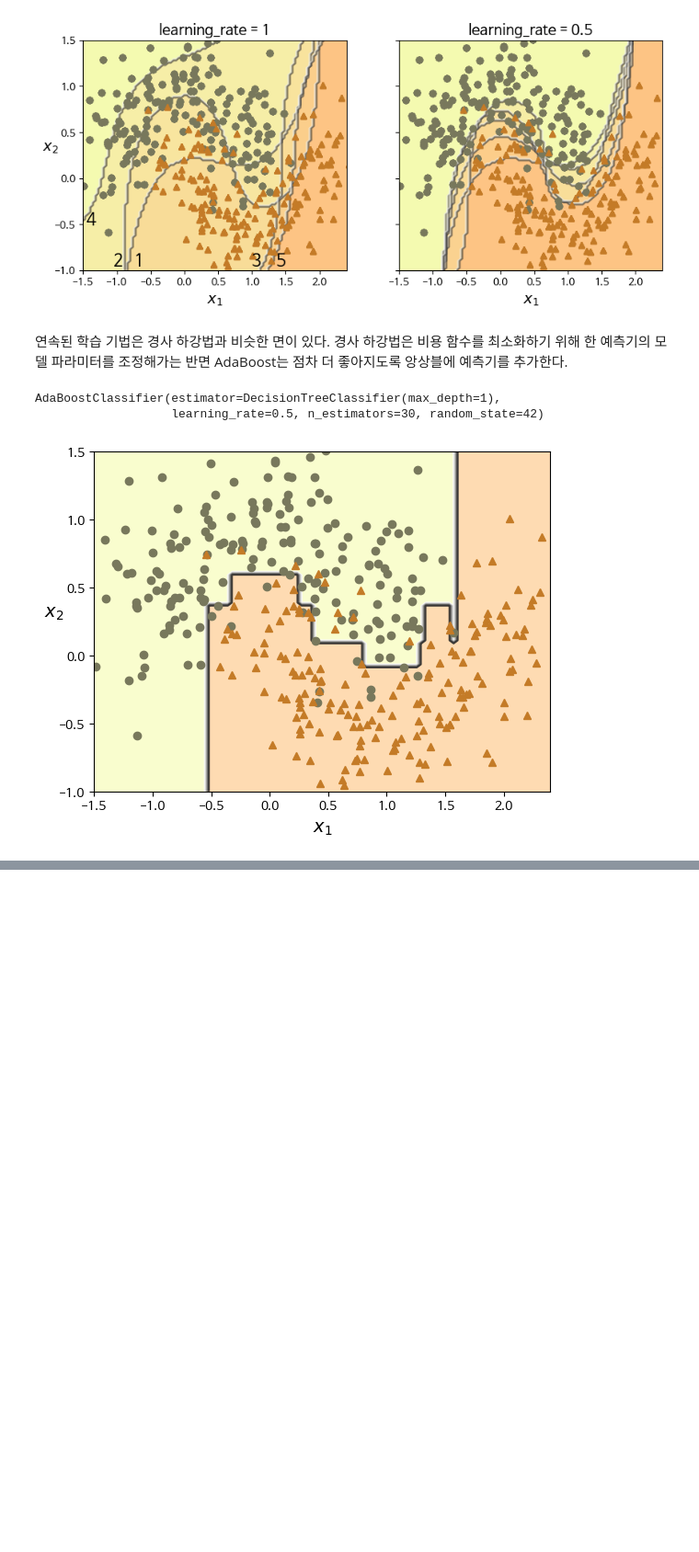
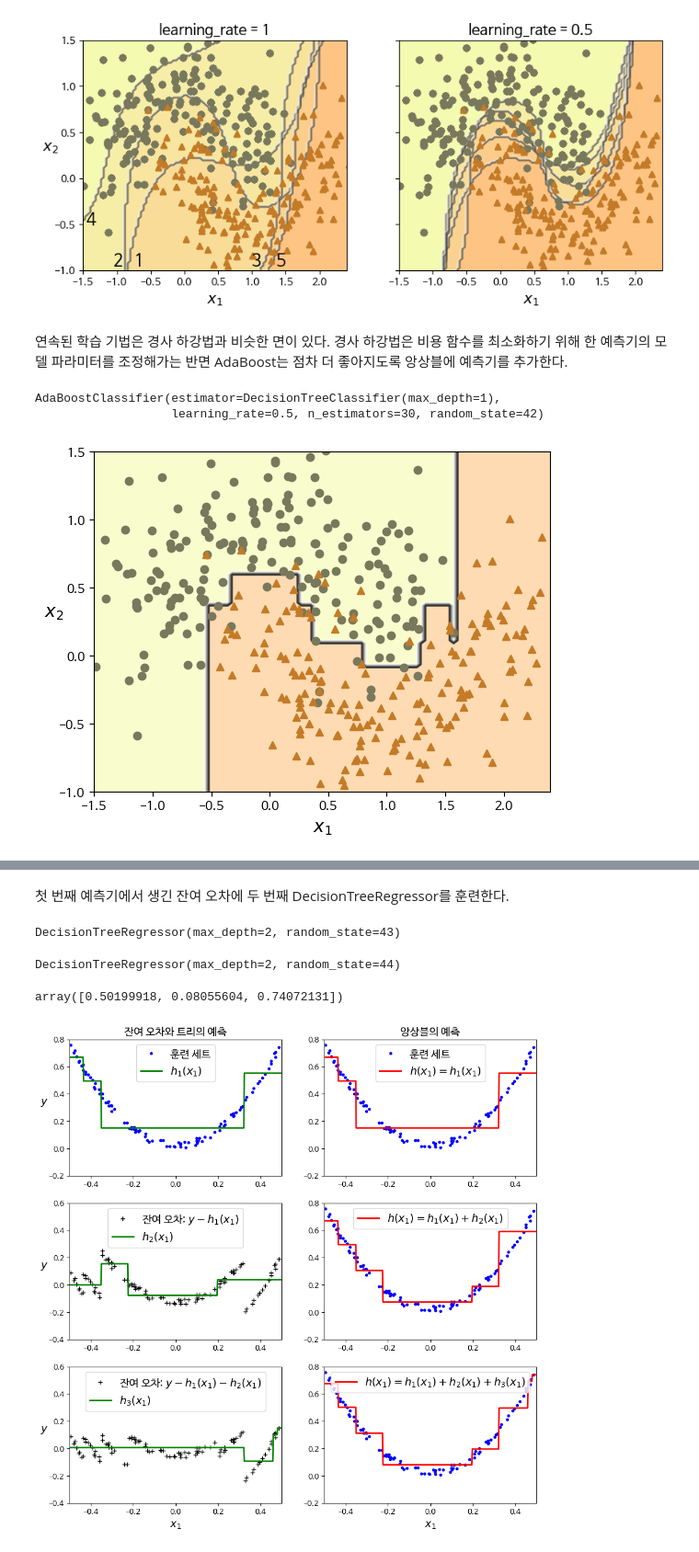
Before and after one commit to sheepjun96/Hands_On-Maching-Learning, a Jupyter notebook: 7장_앙상블_학습과_랜덤_포레스트.ipynb, the cells around one changed output, grey strips where cells are left out. Shown: that part at 92% size. Drawn from its saved outputs; the diff is of its cells as text; code cells hidden in the pictures; blank space fills up the shorter version.

```diff
--- a/7장_앙상블_학습과_랜덤_포레스트.ipynb
+++ b/7장_앙상블_학습과_랜덤_포레스트.ipynb
@@ -314,0 +321,10 @@ plot_decision_boundary(ada_clf, X_train, y_train)
+# %%
+import numpy as np
+from sklearn.tree import DecisionTreeRegressor
+
+np.random.seed(42)
+X = np.random.rand(100, 1) - 0.5
+y = 3 * X[:, 0] ** 2 + 0.05 * np.random.rand(100)   # y = 3x^2 + Gaussian noise
+
+tree_reg1 = DecisionTreeRegressor(max_depth=2, random_state=42)
+tree_reg1.fit(X, y)
@@ -314,0 +333,70 @@ plot_decision_boundary(ada_clf, X_train, y_train)
+# %% [markdown]
+첫 번째 예측기에서 생긴 잔여 오차에 두 번째 DecisionTreeRegressor를 훈련한다.
+# %%
+y2 = y - tree_reg1.predict(X)
+tree_reg2 = DecisionTreeRegressor(max_depth=2, random_state=43)
+tree_reg2.fit(X, y2)
+# %% [output]
+DecisionTreeRegressor(max_depth=2, random_state=43)
+# %%
+y3 = y2 - tree_reg2.predict(X)
+tree_reg3 = DecisionTreeRegressor(max_depth=2, random_state=44)
+tree_reg3.fit(X, y3)
+# %% [output]
+DecisionTreeRegressor(max_depth=2, random_state=44)
+# %%
+X_new = np.array([[-0.4], [0.], [0.5]])
+sum(tree.predict(X_new) for tree in (tree_reg1, tree_reg2, tree_reg3))
+# %% [output]
+array([0.50199918, 0.08055604, 0.74072131])
+# %%
+def plot_predictions(regressors, X, y, axes, style,
+                     label=None, data_style="b.", data_label=None):
+    x1 = np.linspace(axes[0], axes[1], 500)
+    y_pred = sum(regressor.predict(x1.reshape(-1, 1))
+                 for regressor in regressors)
+    plt.plot(X[:, 0], y, data_style, label=data_label)
+    plt.plot(x1, y_pred, style, linewidth=2, label=label)
+    if label or data_label:
+        plt.legend(loc="upper center")
+    plt.axis(axes)
+
+plt.figure(figsize=(11, 11))
+
+plt.subplot(3, 2, 1)
+plot_predictions([tree_reg1], X, y, axes=[-0.5, 0.5, -0.2, 0.8], style="g-",
+                 label="$h_1(x_1)$", data_label="훈련 세트")
+plt.ylabel("$y$  ", rotation=0)
+plt.title("잔여 오차와 트리의 예측")
+
+plt.subplot(3, 2, 2)
+plot_predictions([tree_reg1], X, y, axes=[-0.5, 0.5, -0.2, 0.8], style="r-",
+                 label="$h(x_1) = h_1(x_1)$", data_label="훈련 세트")
+plt.title("앙상블의 예측")
+
+plt.subplot(3, 2, 3)
+plot_predictions([tree_reg2], X, y2, axes=[-0.5, 0.5, -0.4, 0.6], style="g-",
+                 label="$h_2(x_1)$", data_style="k+",
+                 data_label="잔여 오차: $y - h_1(x_1)$")
+plt.ylabel("$y$  ", rotation=0)
+
+plt.subplot(3, 2, 4)
+plot_predictions([tree_reg1, tree_reg2], X, y, axes=[-0.5, 0.5, -0.2, 0.8],
+                  style="r-", label="$h(x_1) = h_1(x_1) + h_2(x_1)$")
+
+plt.subplot(3, 2, 5)
+plot_predictions([tree_reg3], X, y3, axes=[-0.5, 0.5, -0.4, 0.6], style="g-",
+                 label="$h_3(x_1)$", data_style="k+",
+                 data_label="잔여 오차: $y - h_1(x_1) - h_2(x_1)$")
+plt.xlabel("$x_1$")
+plt.ylabel("$y$  ", rotation=0)
+
+plt.subplot(3, 2, 6)
+plot_predictions([tree_reg1, tree_reg2, tree_reg3], X, y,
+                 axes=[-0.5, 0.5, -0.2, 0.8], style="r-",
+                 label="$h(x_1) = h_1(x_1) + h_2(x_1) + h_3(x_1)$")
+plt.xlabel("$x_1$")
+
+plt.show()
+# %% [output]
+[figure, added]
```
Also changed, not shown: parts of 12 cells of this notebook.
